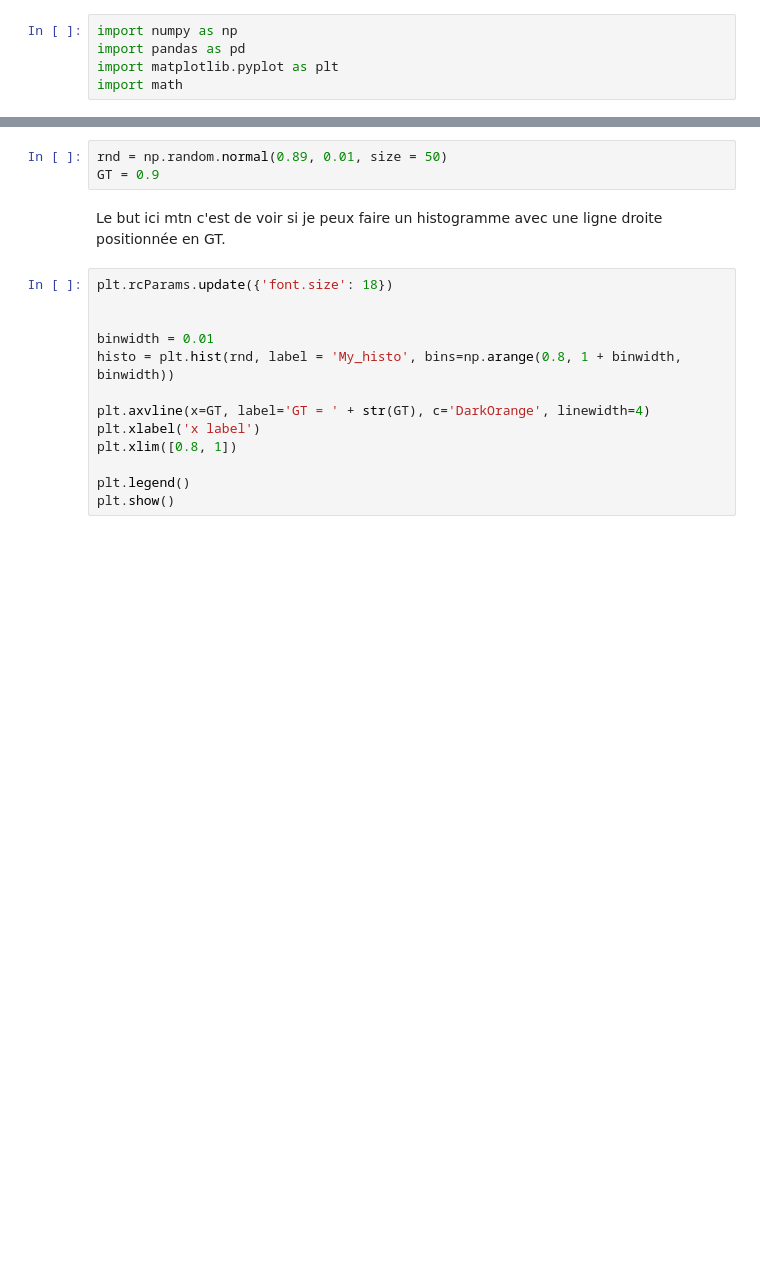
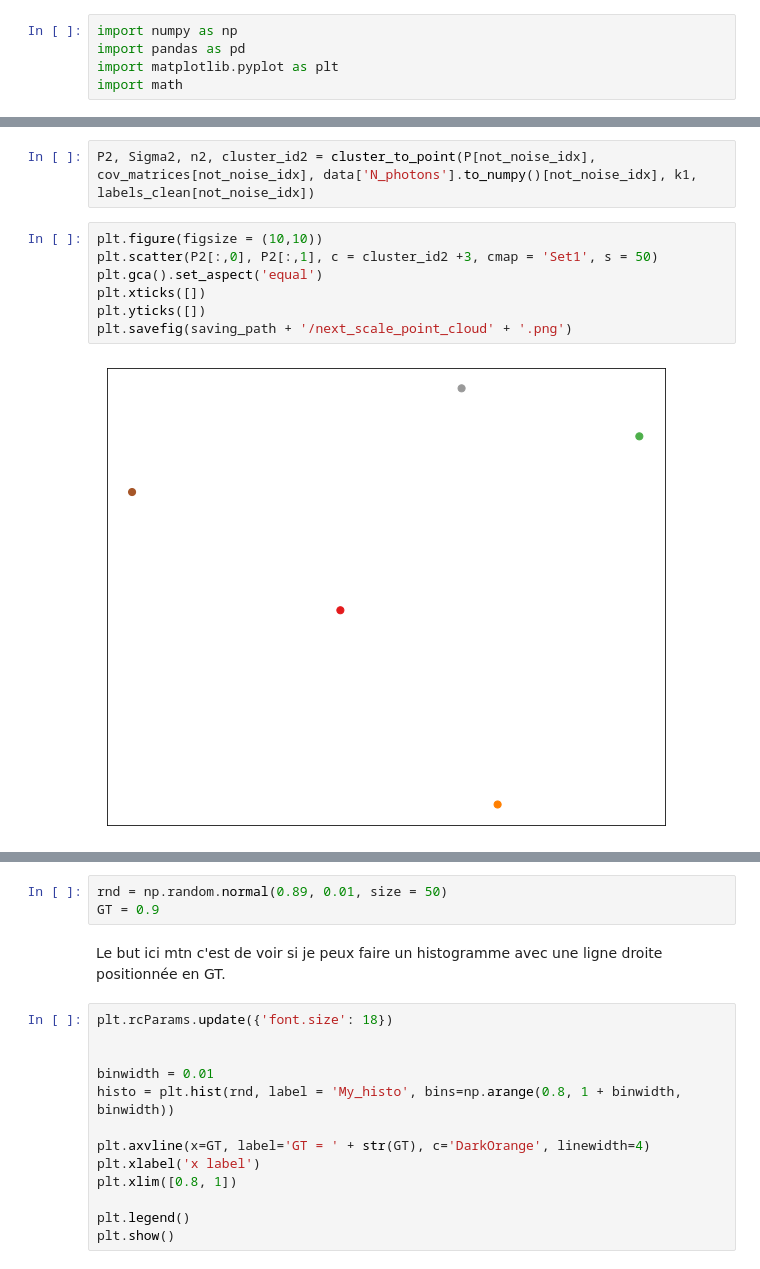
Before and after one commit to ElianaRenzo/pdm, a Jupyter notebook: My_codes/exercices_brouillons.ipynb, the cells around one changed output, grey strips where cells are left out. Cells and saved outputs as stored; diff of their text form; blank space fills up the shorter version.

```diff
--- a/My_codes/exercices_brouillons.ipynb
+++ b/My_codes/exercices_brouillons.ipynb
@@ -5,0 +132,11 @@ import math
+# %%
+P2, Sigma2, n2, cluster_id2 = cluster_to_point(P[not_noise_idx], cov_matrices[not_noise_idx], data['N_photons'].to_numpy()[not_noise_idx], k1, labels_clean[not_noise_idx])
+# %%
+plt.figure(figsize = (10,10))
+plt.scatter(P2[:,0], P2[:,1], c = cluster_id2 +3, cmap = 'Set1', s = 50)
+plt.gca().set_aspect('equal')
+plt.xticks([])
+plt.yticks([])
+plt.savefig(saving_path + '/next_scale_point_cloud' + '.png')
+# %% [output]
+[figure, added]
```
Also changed, not shown: parts of 11 cells of this notebook, 2 other files.
